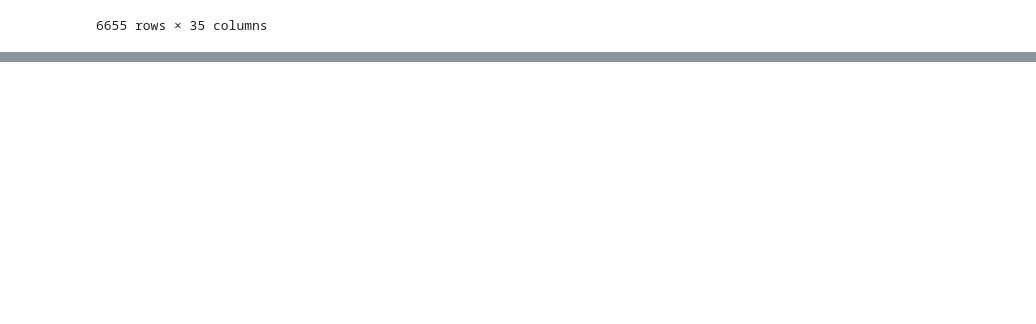
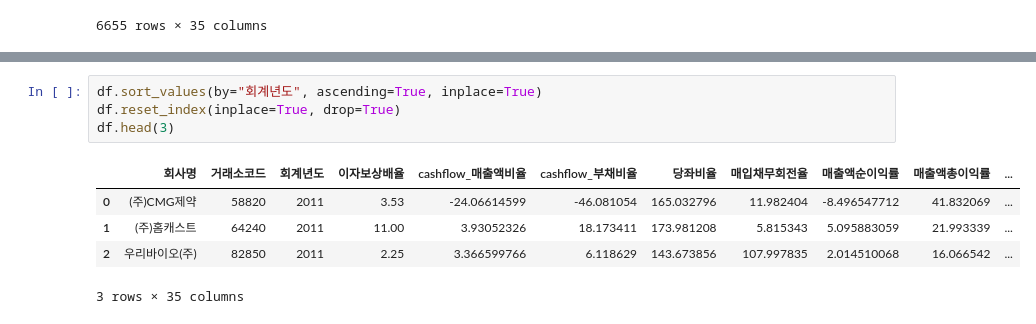
Before and after one commit to pelllzz/ubion4_project2, a Jupyter notebook: code/ml_test.ipynb, the cells around one changed output, grey strips where cells are left out. Drawn from its saved outputs; the diff is of its cells as text; blank space fills up the shorter version.

```diff
--- a/code/ml_test.ipynb
+++ b/code/ml_test.ipynb
@@ -22,0 +49,10 @@ df.sort_values(by="회계년도", ascending=True)
+# %%
+df.sort_values(by="회계년도", ascending=True, inplace=True)
+df.reset_index(inplace=True, drop=True)
+df.head(3)
+# %% [output]
+|  | 회사명 | 거래소코드 | 회계년도 | 이자보상배율 | cashflow_매출액비율 | cashflow_부채비율 | 당좌비율 | 매입채무회전율 | 매출액순이익률 | 매출액총이익률 | ... |
+| 0 | (주)CMG제약 | 58820 | 2011 | 3.53 | -24.06614599 | -46.081054 | 165.032796 | 11.982404 | -8.496547712 | 41.832069 | ... |
+| 1 | (주)홈캐스트 | 64240 | 2011 | 11.00 | 3.93052326 | 18.173411 | 173.981208 | 5.815343 | 5.095883059 | 21.993339 | ... |
+| 2 | 우리바이오(주) | 82850 | 2011 | 2.25 | 3.366599766 | 6.118629 | 143.673856 | 107.997835 | 2.014510068 | 16.066542 | ... |
+3 rows × 35 columns
```
Also changed, not shown: parts of 15 cells of this notebook, 18 other files.
